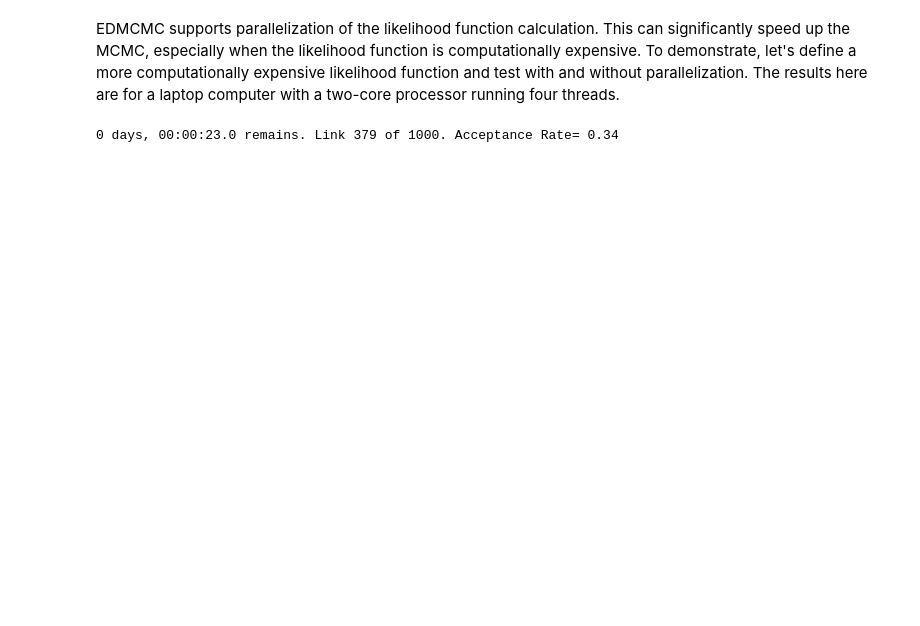
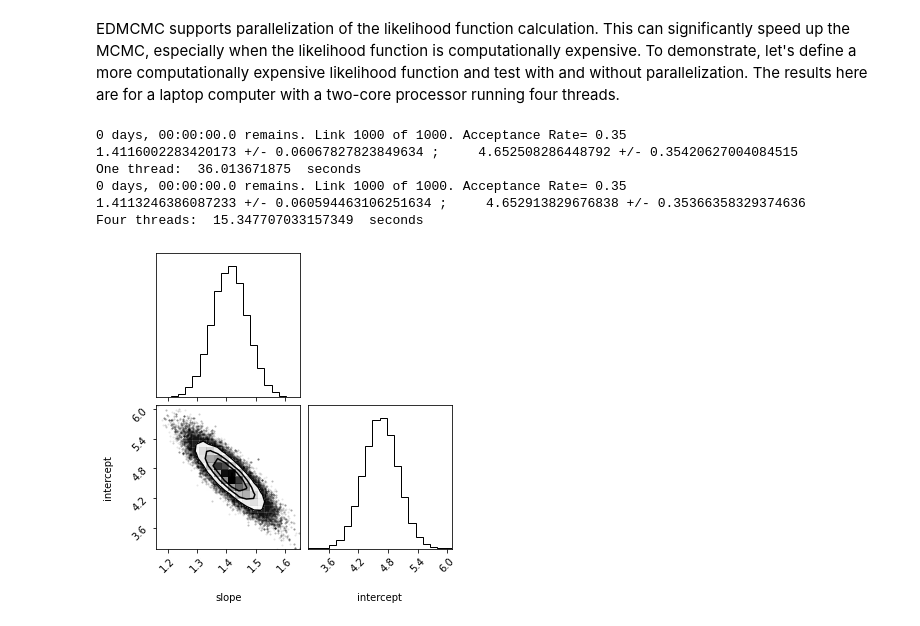
Before and after one commit to zdebeurs/edmcmc, a Jupyter notebook: test_edmcmc.ipynb, the cells around one changed output. Drawn from its saved outputs; the diff is of its cells as text; code cells hidden in the pictures; blank space fills up the shorter version.

```diff
--- a/test_edmcmc.ipynb
+++ b/test_edmcmc.ipynb
@@ -139,18 +140,30 @@ def expensiveloglikelihood(p, x, y, e): #here p is an array of the parameters: l
     loglikelihood = -0.5 * chisq
     return loglikelihood
 # %%
-starttime = time.time()
-out = edm.edmcmc(expensiveloglikelihood, [0,0], [.1,.1],
-             args=(x,y,err), nwalkers=200, nlink = 1000, nburnin=500)
-print(np.median(out.flatchains[:,0]), '+/-', np.std(out.flatchains[:,0]), ';    ',
-      np.median(out.flatchains[:,1]), '+/-', np.std(out.flatchains[:,1]))
-print('One thread: ', time.time()-starttime, ' seconds')
+if __name__ == '__main__':
 
-starttime = time.time()
-out = edm.edmcmc(expensiveloglikelihood, [0,0], [.1,.1],
-             args=(x,y,err), nwalkers=200, nlink = 1000, nburnin=500, ncores=2)
-print(np.median(out.flatchains[:,0]), '+/-', np.std(out.flatchains[:,0]), ';    ',
-      np.median(out.flatchains[:,1]), '+/-', np.std(out.flatchains[:,1]))
-print('Four threads: ', time.time()-starttime, ' seconds')
+    starttime = time.time()
+    out = edm.edmcmc(expensiveloglikelihood, [0,0], [.1,.1],
+                 args=(x,y,err), nwalkers=200, nlink = 1000, nburnin=500)
+    print(np.median(out.flatchains[:,0]), '+/-', np.std(out.flatchains[:,0]), ';    ',
+          np.median(out.flatchains[:,1]), '+/-', np.std(out.flatchains[:,1]))
+    print('One thread: ', time.time()-starttime, ' seconds')
+
+    starttime = time.time()
+    out = edm.edmcmc(expensiveloglikelihood, [0,0], [.1,.1],
+                 args=(x,y,err), nwalkers=200, nlink = 1000, nburnin=500, ncores=4)
+    print(np.median(out.flatchains[:,0]), '+/-', np.std(out.flatchains[:,0]), ';    ',
+          np.median(out.flatchains[:,1]), '+/-', np.std(out.flatchains[:,1]))
+    print('Four threads: ', time.time()-starttime, ' seconds')
 # %% [output]
-0 days, 00:00:23.0 remains. Link 379 of 1000. Acceptance Rate= 0.34
+0 days, 00:00:00.0 remains. Link 1000 of 1000. Acceptance Rate= 0.35
+1.4116002283420173 +/- 0.06067827823849634 ;     4.652508286448792 +/- 0.35420627004084515
+One thread:  36.013671875  seconds
+0 days, 00:00:00.0 remains. Link 1000 of 1000. Acceptance Rate= 0.35
+1.4113246386087233 +/- 0.060594463106251634 ;     4.652913829676838 +/- 0.35366358329374636
+Four threads:  15.347707033157349  seconds
+# %%
+corner.corner(out.flatchains,labels=['slope', 'intercept'])
+plt.show()
+# %% [output]
+[figure, added]
```
Also changed, not shown: parts of 9 cells of this notebook.
